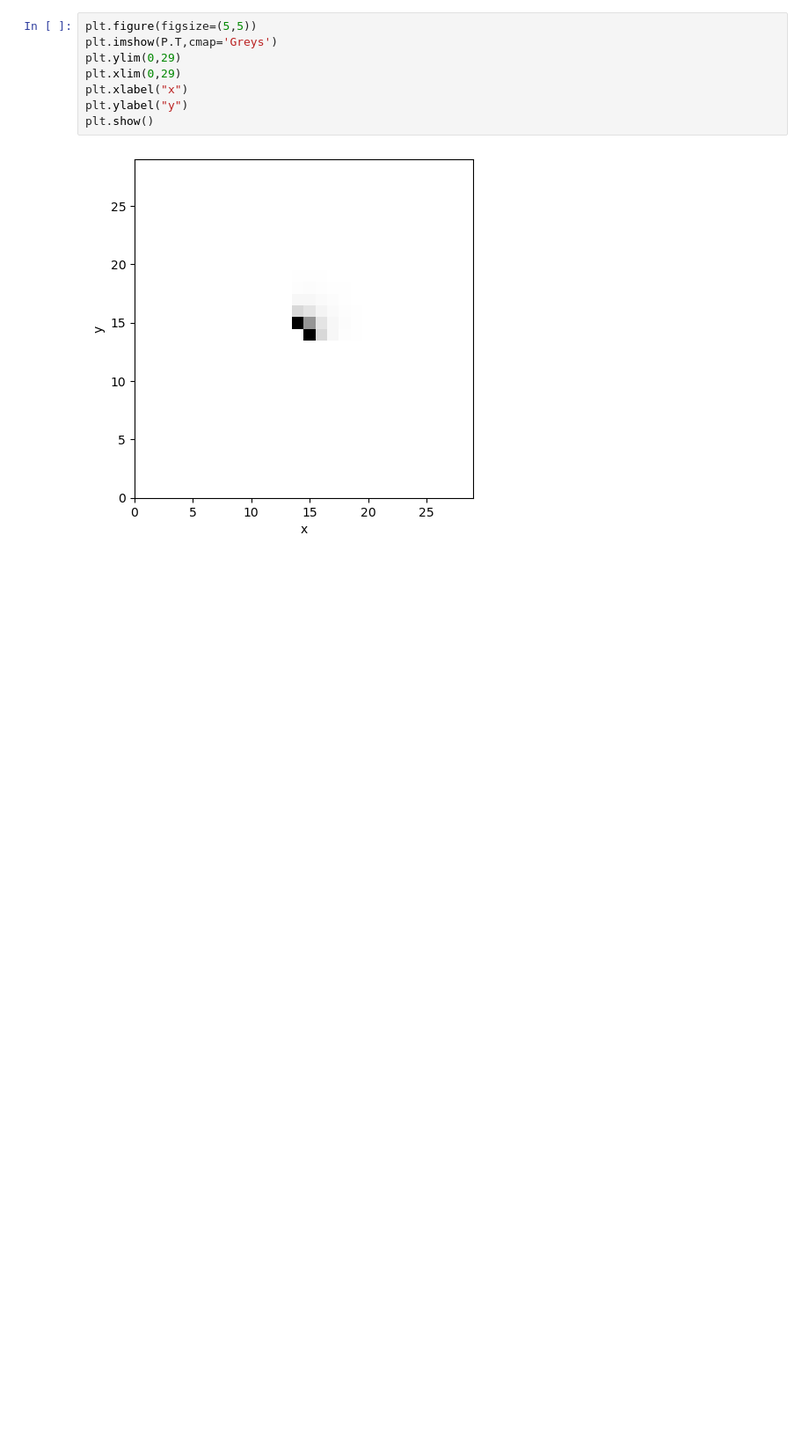
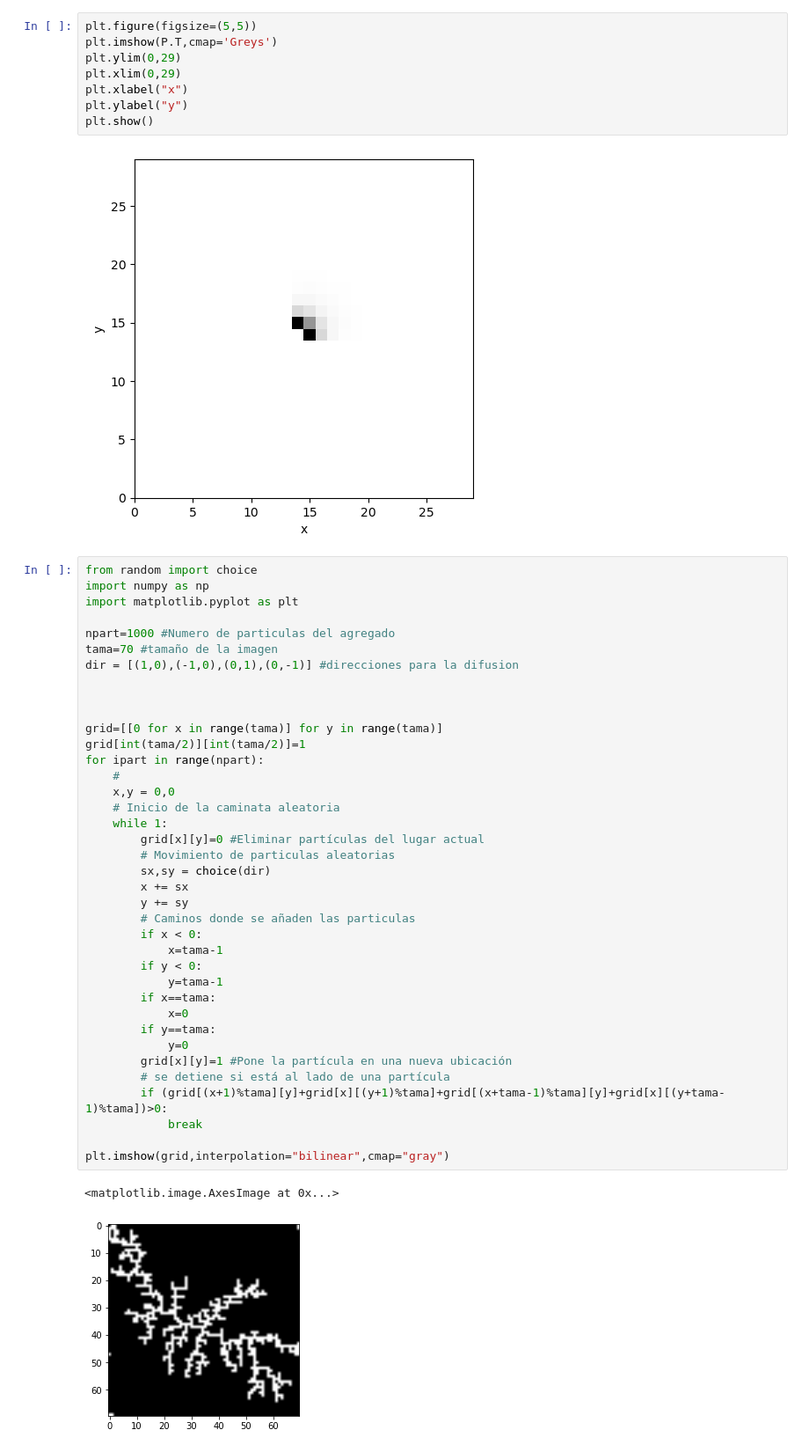
Before and after one commit to SymetryGroup/ProyectoFisicaCompu, a Jupyter notebook: ECUACION_DLA.ipynb, the cells around one changed output. Shown at 88% size. Saved outputs shown, nothing was run; the diff lists cells and outputs as text; blank space fills up the shorter version.

Commit message:
actualizacion codigo DLA

```diff
--- a/ECUACION_DLA.ipynb
+++ b/ECUACION_DLA.ipynb
@@ -24,3 +24,44 @@ plt.ylabel("y")
 plt.show()
 # %% [output]
 [figure]
+# %%
+from random import choice
+import numpy as np
+import matplotlib.pyplot as plt
+
+npart=1000 #Numero de particulas del agregado
+tama=70 #tamaño de la imagen
+dir = [(1,0),(-1,0),(0,1),(0,-1)] #direcciones para la difusion
+
+
+
+grid=[[0 for x in range(tama)] for y in range(tama)]
+grid[int(tama/2)][int(tama/2)]=1
+for ipart in range(npart):
+    #
+    x,y = 0,0
+    # Inicio de la caminata aleatoria
+    while 1:
+        grid[x][y]=0 #Eliminar partículas del lugar actual
+        # Movimiento de particulas aleatorias
+        sx,sy = choice(dir)
+        x += sx
+        y += sy
+        # Caminos donde se añaden las particulas
+        if x < 0:
+            x=tama-1
+        if y < 0:
+            y=tama-1
+        if x==tama:
+            x=0
+        if y==tama:
+            y=0
+        grid[x][y]=1 #Pone la partícula en una nueva ubicación
+        # se detiene si está al lado de una partícula
+        if (grid[(x+1)%tama][y]+grid[x][(y+1)%tama]+grid[(x+tama-1)%tama][y]+grid[x][(y+tama-1)%tama])>0:
+            break
+
+plt.imshow(grid,interpolation="bilinear",cmap="gray")
+# %% [output]
+<matplotlib.image.AxesImage at 0x...>
+[figure, added]
```
Also changed, not shown: 1 other file.
